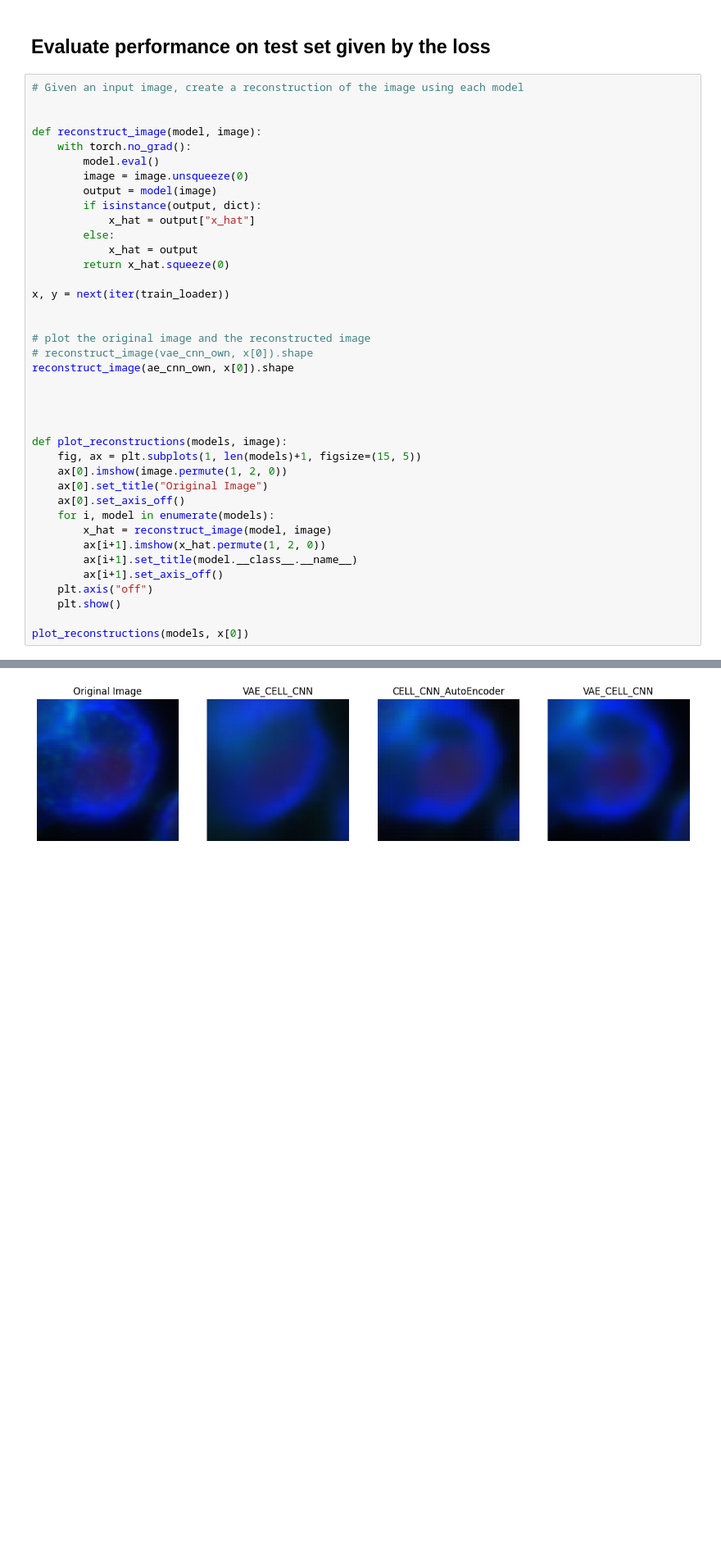
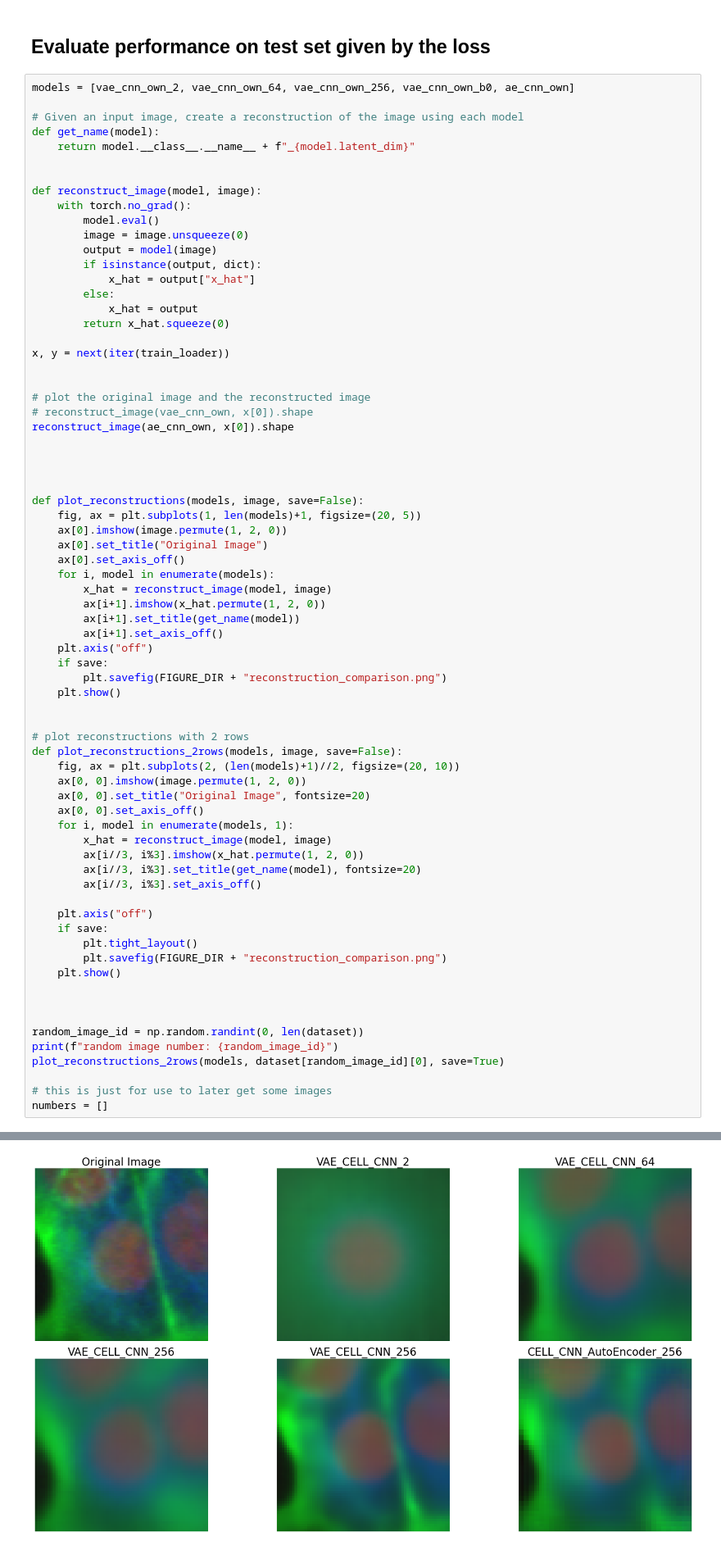
Before and after one commit to Ottohesten/02466-Cell-Profiling, a Jupyter notebook: data_analysis.ipynb, the cells around one changed output, grey strips where cells are left out. Shown at 82% size. Saved outputs shown, nothing was run; the diff lists cells and outputs as text; blank space fills up the shorter version.

```diff
--- a/data_analysis.ipynb
+++ b/data_analysis.ipynb
@@ -143,7 +240,11 @@ models = [vae_cnn_own, ae_cnn_own, vae_cnn_own_b0]
 # %% [markdown]
 ## Evaluate performance on test set given by the loss
 # %%
+models = [vae_cnn_own_2, vae_cnn_own_64, vae_cnn_own_256, vae_cnn_own_b0, ae_cnn_own]
+
 # Given an input image, create a reconstruction of the image using each model
+def get_name(model):
+    return model.__class__.__name__ + f"_{model.latent_dim}"
 
 
 def reconstruct_image(model, image):
@@ -167,18 +268,46 @@ reconstruct_image(ae_cnn_own, x[0]).shape
 
 
 
-def plot_reconstructions(models, image):
-    fig, ax = plt.subplots(1, len(models)+1, figsize=(15, 5))
+def plot_reconstructions(models, image, save=False):
+    fig, ax = plt.subplots(1, len(models)+1, figsize=(20, 5))
     ax[0].imshow(image.permute(1, 2, 0))
     ax[0].set_title("Original Image")
     ax[0].set_axis_off()
     for i, model in enumerate(models):
         x_hat = reconstruct_image(model, image)
         ax[i+1].imshow(x_hat.permute(1, 2, 0))
-        ax[i+1].set_title(model.__class__.__name__)
+        ax[i+1].set_title(get_name(model))
         ax[i+1].set_axis_off()
     plt.axis("off")
+    if save:
+        plt.savefig(FIGURE_DIR + "reconstruction_comparison.png")
     plt.show()
 
-plot_reconstructions(models, x[0])
+
+# plot reconstructions with 2 rows
+def plot_reconstructions_2rows(models, image, save=False):
+    fig, ax = plt.subplots(2, (len(models)+1)//2, figsize=(20, 10))
+    ax[0, 0].imshow(image.permute(1, 2, 0))
+    ax[0, 0].set_title("Original Image", fontsize=20)
+    ax[0, 0].set_axis_off()
+    for i, model in enumerate(models, 1):
+        x_hat = reconstruct_image(model, image)
+        ax[i//3, i%3].imshow(x_hat.permute(1, 2, 0))
+        ax[i//3, i%3].set_title(get_name(model), fontsize=20)
+        ax[i//3, i%3].set_axis_off()
+
+    plt.axis("off")
+    if save:
+        plt.tight_layout()
+        plt.savefig(FIGURE_DIR + "reconstruction_comparison.png")
+    plt.show()
+
+
+
+random_image_id = np.random.randint(0, len(dataset))
+print(f"random image number: {random_image_id}")
+plot_reconstructions_2rows(models, dataset[random_image_id][0], save=True)
+
+# this is just for use to later get some images
+numbers = []
 # %% [output]
@@ -185,4 +315,4 @@ plot_reconstructions(models, x[0])
-[figure, old version]
+[figure, new version]
 # %% [markdown]
 # Classification data analysis
 # %% [markdown]
```
Also changed, not shown: parts of 21 cells of this notebook, 8 other files.
